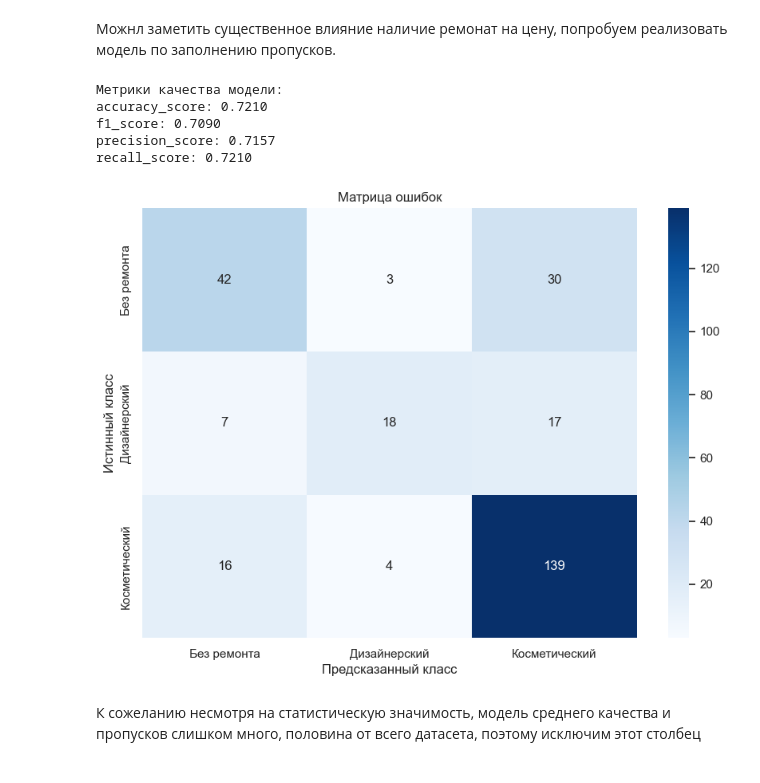
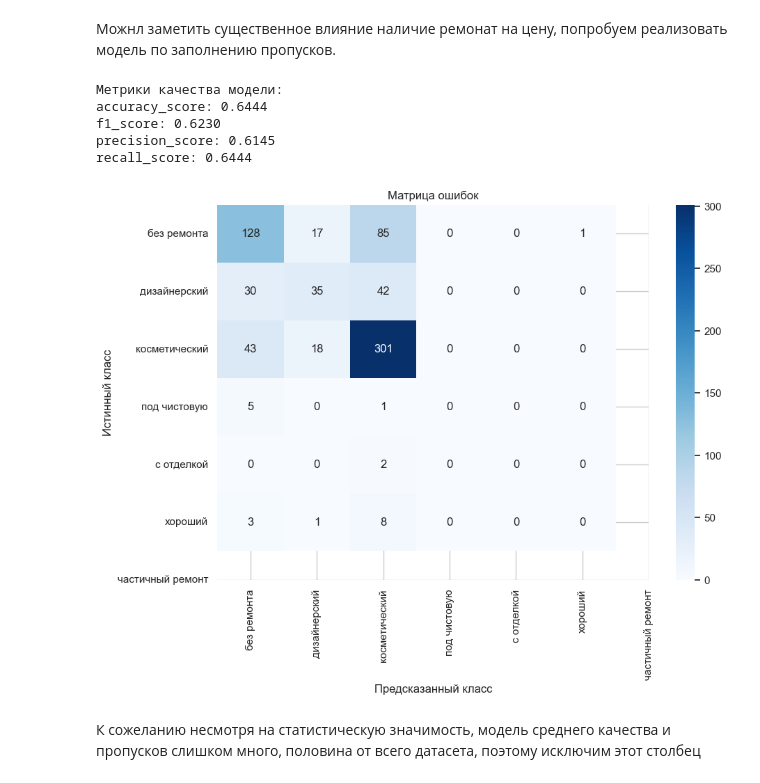
Before and after one commit to RayanToy/Real-Estate-Price-Prediction, a Jupyter notebook: Анализ и прогнозирование цены квадратного метра жилплощади в различных городах.ipynb, the cells around one changed output. Cells and saved outputs as stored; diff of their text form; code cells hidden in the pictures.

```diff
--- a/Анализ и прогнозирование цены квадратного метра жилплощади в различных городах.ipynb
+++ b/Анализ и прогнозирование цены квадратного метра жилплощади в различных городах.ipynb
@@ -67,7 +67,7 @@ os.environ["OMP_NUM_THREADS"] = "1"  # Ограничиваем количест
 
 
 pd.set_option('display.max_columns', None)
-df = pd.read_csv(r'C:\Users\spot2\OneDrive\Рабочий стол\Скрипты\flats.xlsx - Лист1.csv')
+df = pd.read_csv('flats.xlsx - Лист1.csv')  # файл лежит в корне репозитория
 df['lat'] = df['lat'].str.replace(',', '.').astype(float)
 df['lon'] = df['lon'].str.replace(',', '.').astype(float)
 df['area'] = df['area'].str.replace(',', '.').astype(float)
@@ -280,6 +280,10 @@ def train_evaluate_model(
     # Обучение модели
     ml_method.fit(X_train, y_train, verbose=False)  # Отключаем verbose по умолчанию
 
+    # Сохраняем энкодер вместе с моделью: предсказания при заполнении пропусков
+    # нужно декодировать именно им (см. fill_missing_with_model)
+    ml_method.label_encoder_ = encoder
+
     # Предсказания модели
     y_pred_encoded = ml_method.predict(X_test)
 
@@ -322,7 +326,8 @@ def fill_missing_with_model(df, model, features, target):
 
     Args:
         df (pd.DataFrame): DataFrame с пропущенными значениями.
-        model: Обученная ML модель с методом predict.
+        model: Обученная ML модель с методом predict. Если целевая переменная кодировалась при обучении,
+               энкодер должен лежать в model.label_encoder_ (его сохраняет train_evaluate_model).
         features (list): Список признаков, использованных при обучении модели.
         target (str): Название целевой переменной с пропущенными значениями.
 
@@ -336,22 +341,19 @@ def fill_missing_with_model(df, model, features, target):
 
     X_missing = missing_data[features].copy()
 
-    # Проверяем, был ли целевой столбец закодирован и есть ли атрибут encoder у модели
-    encoder = None
-    if hasattr(model, 'classes_'):
-        unique_target_values = df[target].dropna().unique()
-        encoder = LabelEncoder().fit(unique_target_values)
+    predicted_values = np.ravel(model.predict(X_missing))
 
-    predicted_values_encoded = model.predict(X_missing)
-
-    if encoder:
-        predicted_values = encoder.inverse_transform(predicted_values_encoded)
-    else:
-        predicted_values = predicted_values_encoded
+    # Декодируем тем же энкодером, на котором обучалась модель. Новый LabelEncoder на всех
+    # значениях столбца нумерует классы иначе, если модель обучалась только на части классов,
+    # и метки перепутываются.
+    encoder = getattr(model, 'label_encoder_', None)
+    if encoder is not None:
+        predicted_values = encoder.inverse_transform(predicted_values.astype(int))
 
     missing_indices = missing_data.index
     df.loc[missing_indices, target] = predicted_values
-    print(f"Пропущенные значения в колонке '{target}' успешно заполнены с помощью модели.")
+    print(f"Пропущенные значения в колонке '{target}' успешно заполнены с помощью модели:")
+    print(pd.Series(predicted_values).value_counts().to_string())
     return df
 
 
@@ -683,7 +685,7 @@ Name: count, dtype: int64
 df_model = df[df['house_wall_type'].isin(['Кирпичный', 'Панельный', 'Монолитный', 'Кирпично-монолитный'])].copy()
 
 # Разделим данные на признаки и целевую переменную
-features = ['city', 'lat','lon', 'house_floors', 'price_sq', 'balconies']
+features = ['city', 'lat','lon', 'house_floors', 'balconies']
 target = 'house_wall_type'
 
 categorical_features = ['city']
@@ -1359,9 +1367,10 @@ else:
 Будем предсказывать на основе build_year, city, house_wall_type.
 # %%
 # Фильтрация данных: оставляем только классы "Совмещенный" и "Раздельный"
-df_model = df[df['bathroom_type'].isin(['Совмещенный', 'Раздельный'])]
+df_model = df[df['bathroom_type'].isin(['Совмещенный', 'Раздельный'])].copy()
 
-# Удалим пропуски
+# Удалим пропуски (список столбцов задаём здесь, а не берём оставшийся от ячейки с лоджиями)
+required_columns = ['bathroom_type', 'build_year', 'city', 'house_wall_type']
 df_model = df_model.dropna(subset=required_columns)
 
 # Разделим данные на признаки и целевую переменную
@@ -1502,38 +1513,38 @@ plot_price_by_category(
 # %%
 required_columns = ['renovation', 'build_year', 'city', 'house_wall_type', 'rooms', 'area']
 
-# Удалим пропуски
-df_model = df_model.dropna(subset=required_columns)
+# Удалим пропуски (берём весь df, а не df_model из ячейки с санузлами)
+df_model = df.dropna(subset=required_columns).copy()
 
 features = ['build_year', 'city', 'house_wall_type', 'rooms', 'area']
 target = 'renovation'
 categorical_features = ['city', 'house_wall_type']
 
 # CatBoostClassifier
 model = CatBoostClassifier(
     verbose=False
 )
 
 metric_funcs = [accuracy_score, f1_score, precision_score, recall_score]
 metric_averages = {'f1_score': 'weighted', 'precision_score': 'weighted', 'recall_score': 'weighted'}
 
 # Обучение
 trained_model, y_pred, metrics = train_evaluate_model(
     df=df_model,
     features=features,
     target=target,
     ml_method=model,
     metric_funcs=metric_funcs,
     categorical_features=categorical_features,
     metric_averages=metric_averages
 )
 # %% [output]
 Метрики качества модели:
-accuracy_score: 0.7210
-f1_score: 0.7090
-precision_score: 0.7157
-recall_score: 0.7210
+accuracy_score: 0.6444
+f1_score: 0.6230
+precision_score: 0.6145
+recall_score: 0.6444
-[figure, old version]
+[figure, new version]
 # %% [markdown]
 К сожеланию несмотря на статистическую значимость, модель среднего качества и пропусков слишком много, половина от всего датасета, поэтому исключим этот столбец
 # %% [markdown]
```
Also changed, not shown: parts of 29 cells of this notebook.
